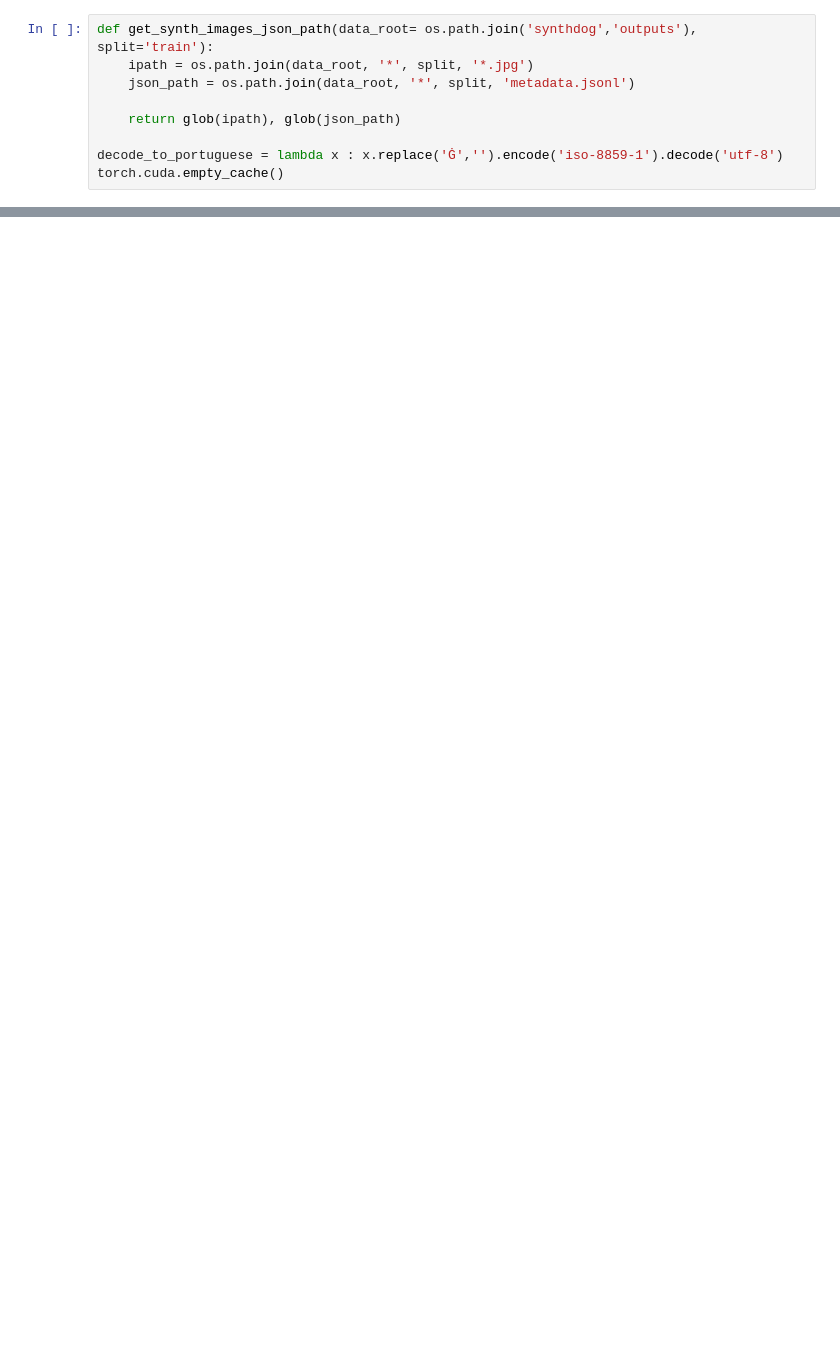
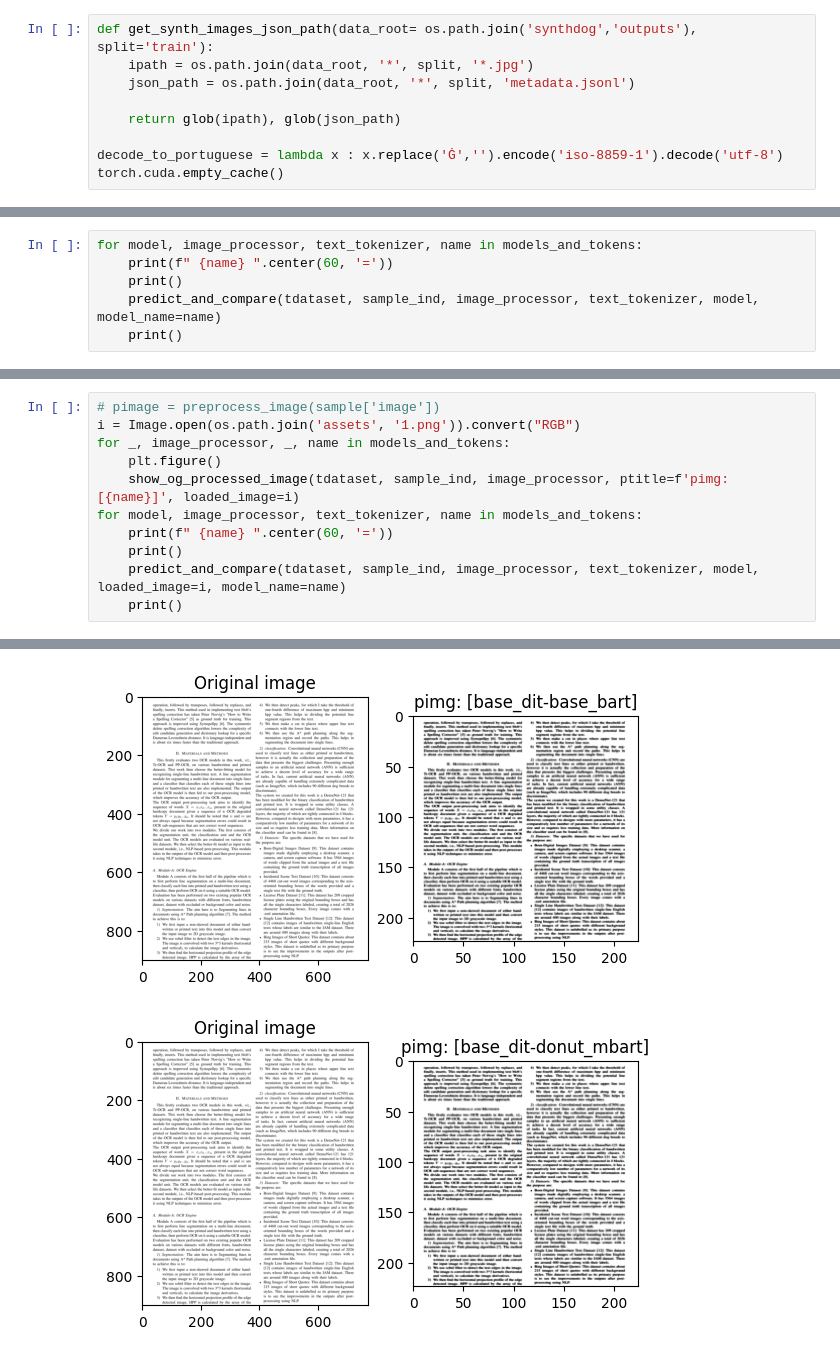
Before and after one commit to jaaabir/ocr, a Jupyter notebook: model_inference.ipynb, the cells around one changed output, grey strips where cells are left out. Drawn from its saved outputs; the diff is of its cells as text; blank space fills up the shorter version.

```diff
--- a/model_inference.ipynb
+++ b/model_inference.ipynb
@@ -182,0 +147,6 @@ VisionEncoderDecoderModel(
+# %%
+for model, image_processor, text_tokenizer, name in models_and_tokens:
+    print(f" {name} ".center(60, '='))
+    print()
+    predict_and_compare(tdataset, sample_ind, image_processor, text_tokenizer, model, model_name=name)
+    print()
@@ -182,0 +173,12 @@ VisionEncoderDecoderModel(
+# %%
+# pimage = preprocess_image(sample['image'])
+i = Image.open(os.path.join('assets', '1.png')).convert("RGB")
+for _, image_processor, _, name in models_and_tokens:
+    plt.figure()
+    show_og_processed_image(tdataset, sample_ind, image_processor, ptitle=f'pimg: [{name}]', loaded_image=i)
+for model, image_processor, text_tokenizer, name in models_and_tokens:
+    print(f" {name} ".center(60, '='))
+    print()
+    predict_and_compare(tdataset, sample_ind, image_processor, text_tokenizer, model, loaded_image=i, model_name=name)
+    print()
+# %% [output]
@@ -182,0 +208,2 @@ VisionEncoderDecoderModel(
+[figure, added]
+[figure, added]
```
Also changed, not shown: parts of 20 cells of this notebook, 1 other file.
